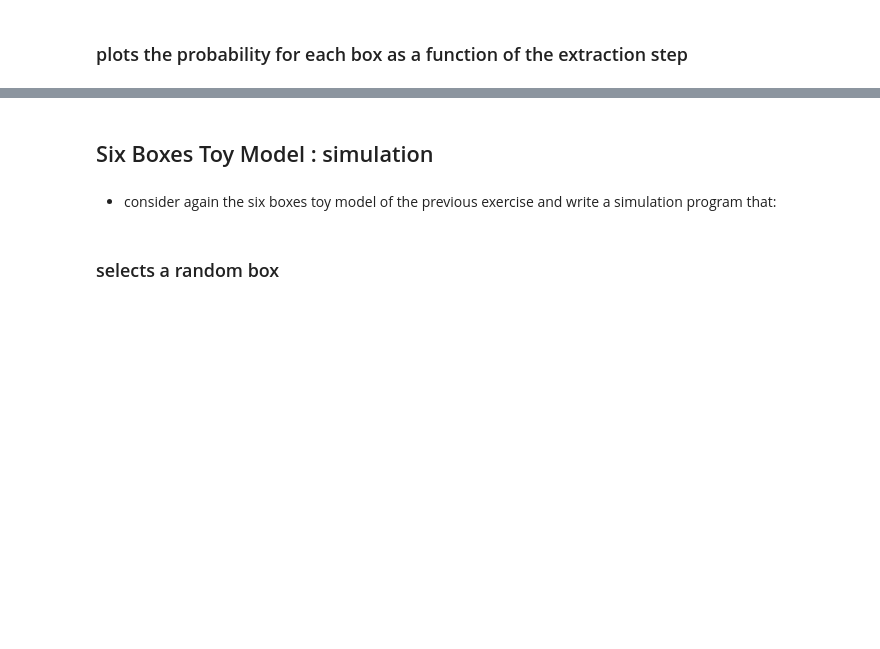
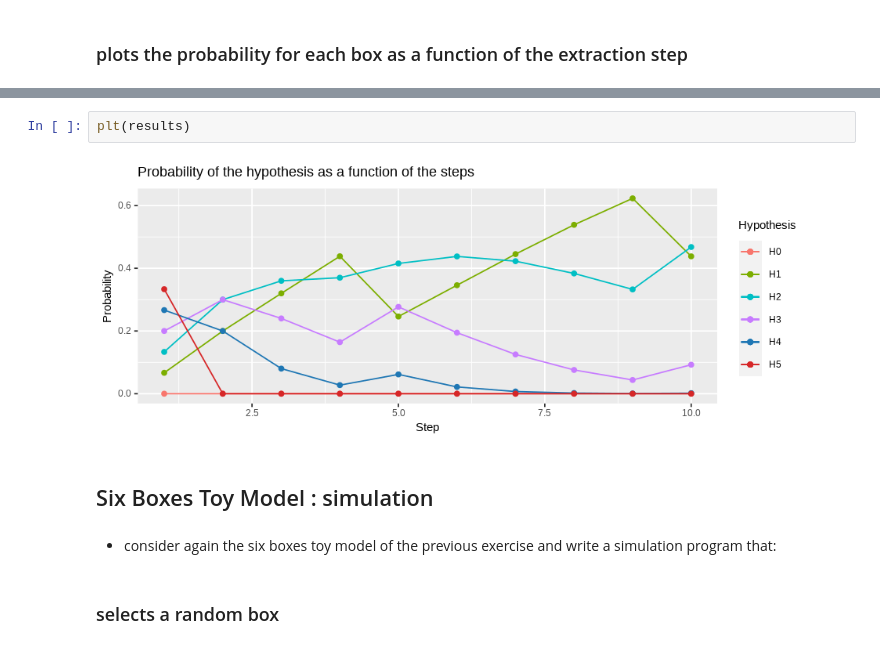
Before and after one commit to hcapettini2/Advanced-Statistics-For-Physical-Analysis, a Jupyter notebook: Lab4/HilarioCapettini_4.ipynb, the cells around one changed output, grey strips where cells are left out. Saved outputs shown, nothing was run; the diff lists cells and outputs as text; blank space fills up the shorter version.

```diff
--- a/Lab4/HilarioCapettini_4.ipynb
+++ b/Lab4/HilarioCapettini_4.ipynb
@@ -168,3 +149,7 @@ ggplot() +
+# %%
+plt(results)
+# %% [output]
+[figure, added]
 # %% [markdown]
 ## Six Boxes Toy Model : simulation
 # %% [markdown]
```
Also changed, not shown: parts of 25 cells of this notebook, 1 other file.
